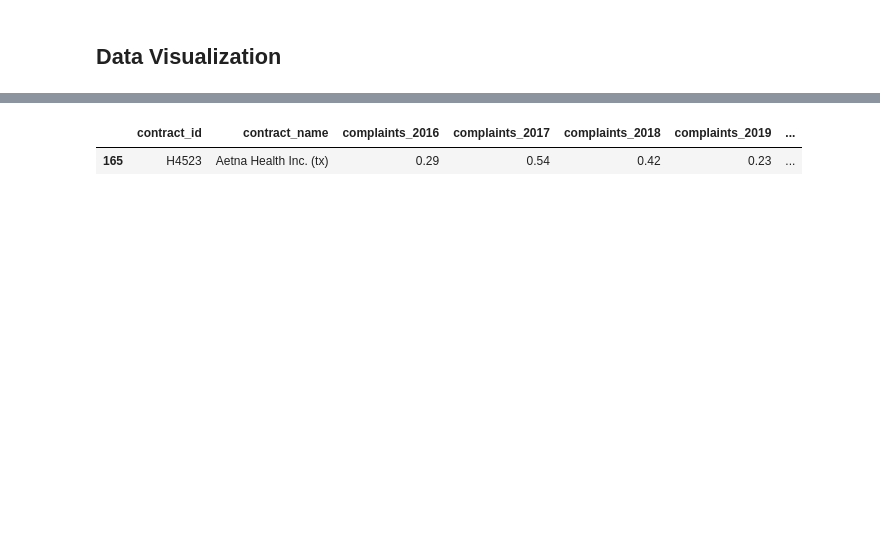
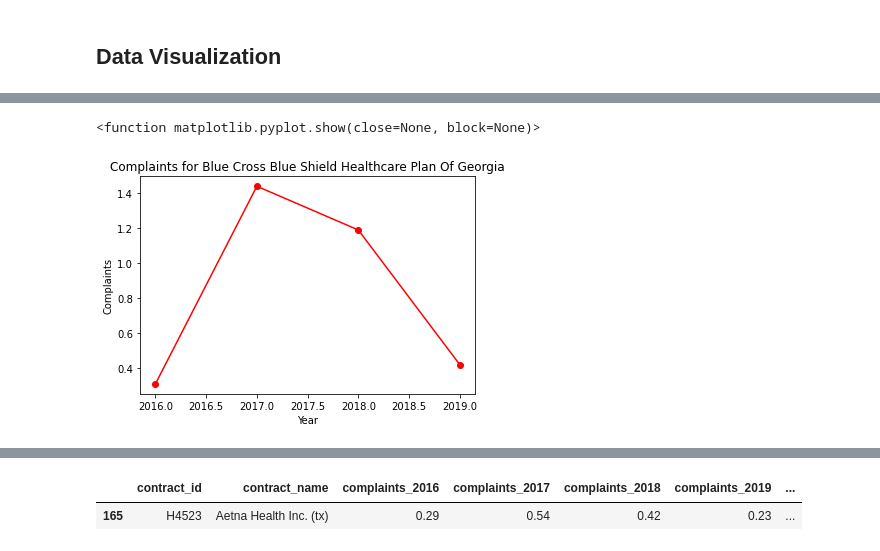
Before and after one commit to kassandratrejo/StatsForecast, a Jupyter notebook: Emendata.ipynb, the cells around one changed output, grey strips where cells are left out. Drawn from its saved outputs; the diff is of its cells as text; code cells hidden in the pictures; blank space fills up the shorter version.

Commit message:
added plots

```diff
--- a/Emendata.ipynb
+++ b/Emendata.ipynb
@@ -277,6 +271,20 @@ data[data['contract_name'] == 'Blue Cross Blue Shield Healthcare Plan Of Georgia
 # %% [output]
 |  | contract_id | contract_name | complaints_2016 | complaints_2017 | complaints_2018 | complaints_2019 | ... |
 | 189 | H5422 | Blue Cross Blue Shield Healthcare... | 0.31 | 1.44 | 1.19 | 0.42 | ... |
+# %%
+# data for the company blue cross
+complaints = [0.31,1.44,1.19,0.42]
+years = [2016,2017,2018,2019]
+
+plt.plot(years, complaints, marker = 'o', linestyle ='-', color = 'r')
+
+plt.xlabel('Year')
+plt.ylabel('Complaints')
+plt.title('Complaints for Blue Cross Blue Shield Healthcare Plan Of Georgia')
+plt.show
+# %% [output]
+<function matplotlib.pyplot.show(close=None, block=None)>
+[figure, added]
 # %%
 data[data['contract_name'] == 'Hcsc Insurance Services Company']
 # %% [output]
```
Also changed, not shown: parts of 15 cells of this notebook.
